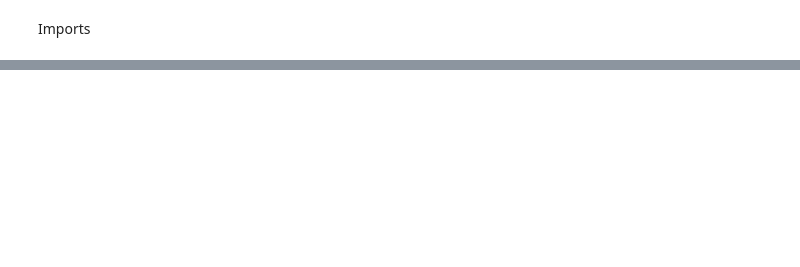
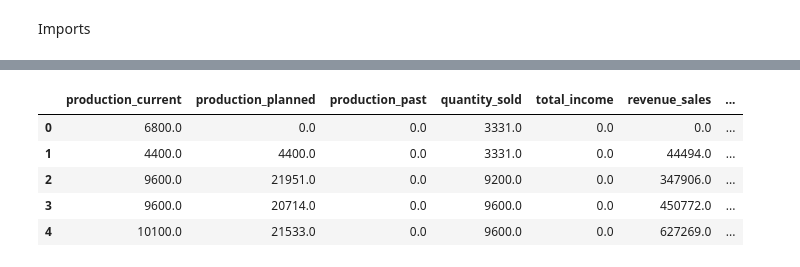
Before and after one commit to feyzijan/Vulcan, a Jupyter notebook: PythonDataAnalysis/Mainloop Data Analysis.ipynb, the cells around one changed output, grey strips where cells are left out. Saved outputs shown, nothing was run; the diff lists cells and outputs as text; code cells hidden in the pictures; blank space fills up the shorter version.

Commit message:
try with 2 households 1 firms

```diff
--- a/PythonDataAnalysis/Mainloop Data Analysis.ipynb
+++ b/PythonDataAnalysis/Mainloop Data Analysis.ipynb
@@ -58,0 +19,12 @@ df_h - df_h
+# %%
+csv_files = glob.glob("..\Datalogs\Household*.csv")
+
+sum_list = []
+
+for file in csv_files:
+    df = pd.read_csv(file)
+    n_households = df.shape[0]
+    sum_list.append(df.sum())
+
+sum_df = pd.concat(sum_list, axis=1).T
+households = sum_df.reset_index(drop=True)
@@ -58,0 +33,12 @@ df_h - df_h
+# %%
+csv_files = glob.glob("..\Datalogs\Consumer*.csv")
+
+sum_list = []
+
+for file in csv_files:
+    df = pd.read_csv(file)
+    n_cons_firms = df.shape[0]
+    sum_list.append(df.sum())
+
+sum_df = pd.concat(sum_list, axis=1).T
+cons_firms = sum_df.reset_index(drop=True)
@@ -58,0 +78,9 @@ df_h - df_h
+# %%
+cons_firms.head()
+# %% [output]
+|  | production_current | production_planned | production_past | quantity_sold | total_income | revenue_sales | ... |
+| 0 | 6800.0 | 0.0 | 0.0 | 3331.0 | 0.0 | 0.0 | ... |
+| 1 | 4400.0 | 4400.0 | 0.0 | 3331.0 | 0.0 | 44494.0 | ... |
+| 2 | 9600.0 | 21951.0 | 0.0 | 9200.0 | 0.0 | 347906.0 | ... |
+| 3 | 9600.0 | 20714.0 | 0.0 | 9600.0 | 0.0 | 450772.0 | ... |
+| 4 | 10100.0 | 21533.0 | 0.0 | 9600.0 | 0.0 | 627269.0 | ... |
```
Also changed, not shown: parts of 30 cells of this notebook, 2 other files.
